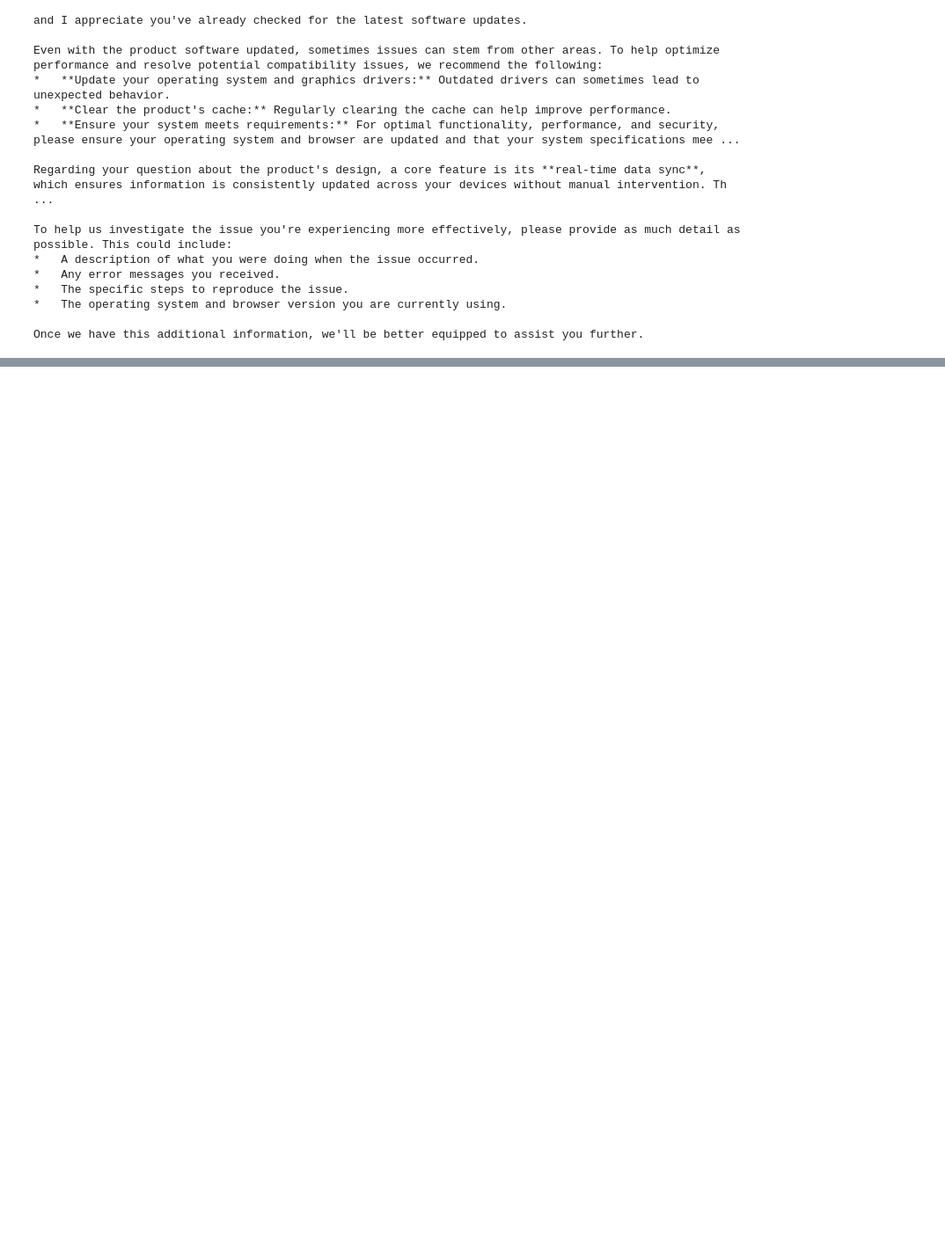
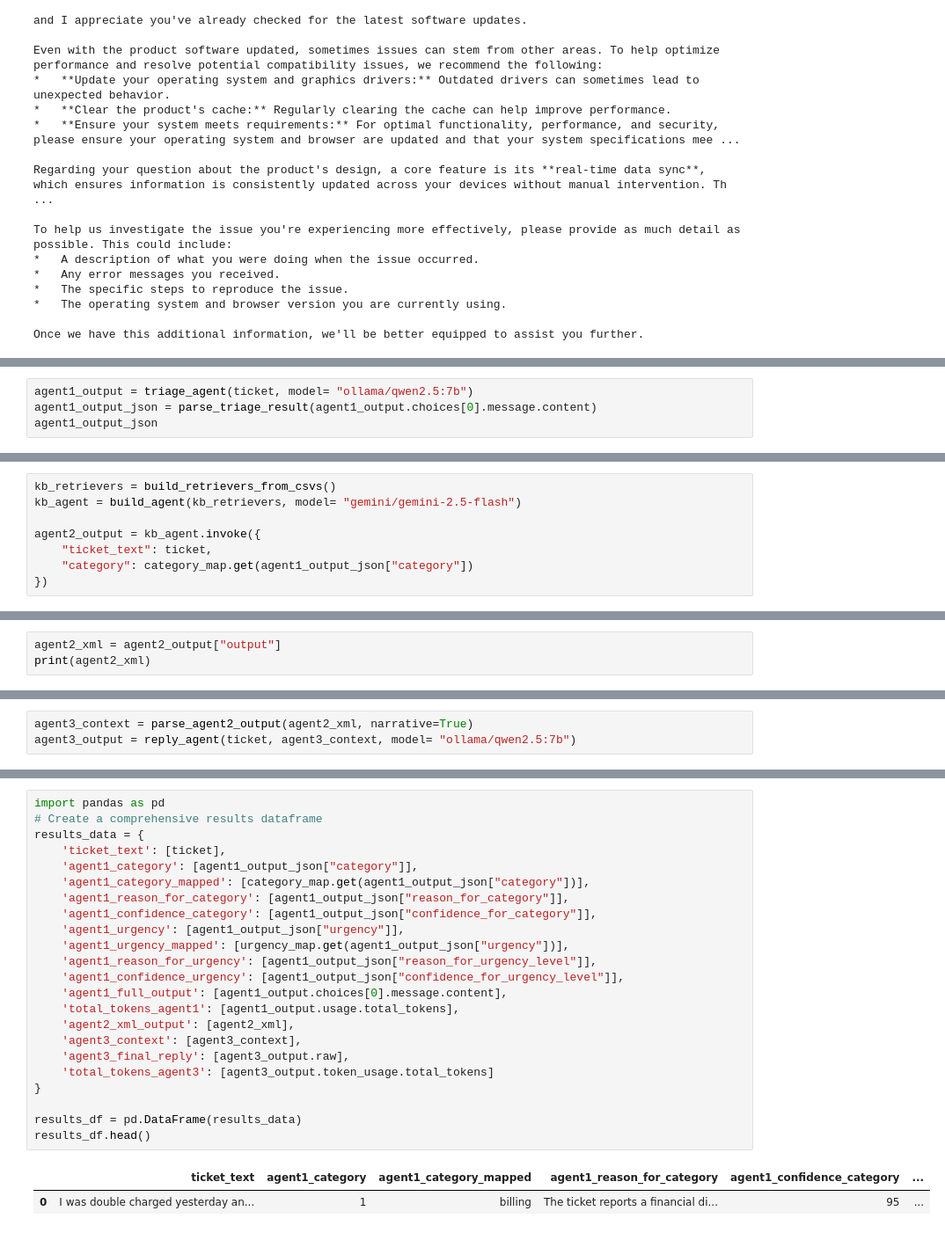
Before and after one commit to Hardik-Jain1/supportflow-ai, a Jupyter notebook: src/exp.ipynb, the cells around one changed output, grey strips where cells are left out. Shown at 88% size. Drawn from its saved outputs; the diff is of its cells as text; blank space fills up the shorter version.

Commit message:
created end to end workflow for 3 agents

```diff
--- a/src/exp.ipynb
+++ b/src/exp.ipynb
@@ -999,0 +1008,4 @@ Once we have this additional information, we'll be better equipped to assist you
+# %%
+agent1_output = triage_agent(ticket, model= "ollama/qwen2.5:7b")
+agent1_output_json = parse_triage_result(agent1_output.choices[0].message.content)
+agent1_output_json
@@ -999,0 +1037,8 @@ Once we have this additional information, we'll be better equipped to assist you
+# %%
+kb_retrievers = build_retrievers_from_csvs()
+kb_agent = build_agent(kb_retrievers, model= "gemini/gemini-2.5-flash")
+
+agent2_output = kb_agent.invoke({
+    "ticket_text": ticket,
+    "category": category_map.get(agent1_output_json["category"])
+})
@@ -999,0 +1063,3 @@ Once we have this additional information, we'll be better equipped to assist you
+# %%
+agent2_xml = agent2_output["output"]
+print(agent2_xml)
@@ -999,0 +1085,3 @@ Once we have this additional information, we'll be better equipped to assist you
+# %%
+agent3_context = parse_agent2_output(agent2_xml, narrative=True)
+agent3_output = reply_agent(ticket, agent3_context, model= "ollama/qwen2.5:7b")
@@ -999,0 +1127,26 @@ Once we have this additional information, we'll be better equipped to assist you
+# %%
+import pandas as pd
+# Create a comprehensive results dataframe
+results_data = {
+    'ticket_text': [ticket],
+    'agent1_category': [agent1_output_json["category"]],
+    'agent1_category_mapped': [category_map.get(agent1_output_json["category"])],
+    'agent1_reason_for_category': [agent1_output_json["reason_for_category"]],
+    'agent1_confidence_category': [agent1_output_json["confidence_for_category"]],
+    'agent1_urgency': [agent1_output_json["urgency"]],
+    'agent1_urgency_mapped': [urgency_map.get(agent1_output_json["urgency"])],
+    'agent1_reason_for_urgency': [agent1_output_json["reason_for_urgency_level"]],
+    'agent1_confidence_urgency': [agent1_output_json["confidence_for_urgency_level"]],
+    'agent1_full_output': [agent1_output.choices[0].message.content],
+    'total_tokens_agent1': [agent1_output.usage.total_tokens],
+    'agent2_xml_output': [agent2_xml],
+    'agent3_context': [agent3_context],
+    'agent3_final_reply': [agent3_output.raw],
+    'total_tokens_agent3': [agent3_output.token_usage.total_tokens]
+}
+
+results_df = pd.DataFrame(results_data)
+results_df.head()
+# %% [output]
+|  | ticket_text | agent1_category | agent1_category_mapped | agent1_reason_for_category | agent1_confidence_category | ... |
+| 0 | I was double charged yesterday an... | 1 | billing | The ticket reports a financial di... | 95 | ... |
```
Also changed, not shown: parts of 14 cells of this notebook, 7 other files.
